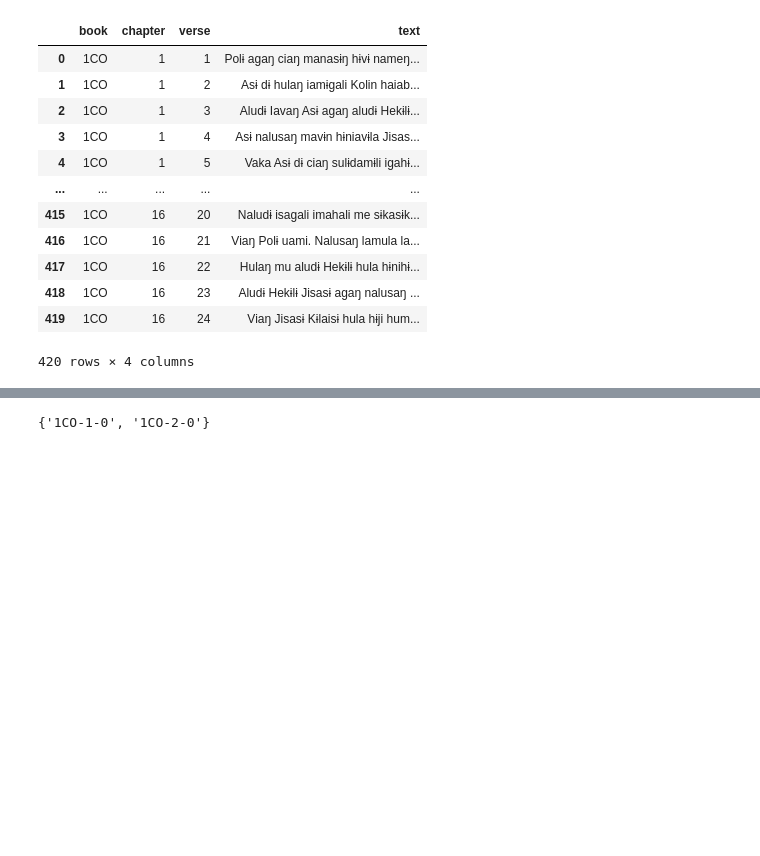
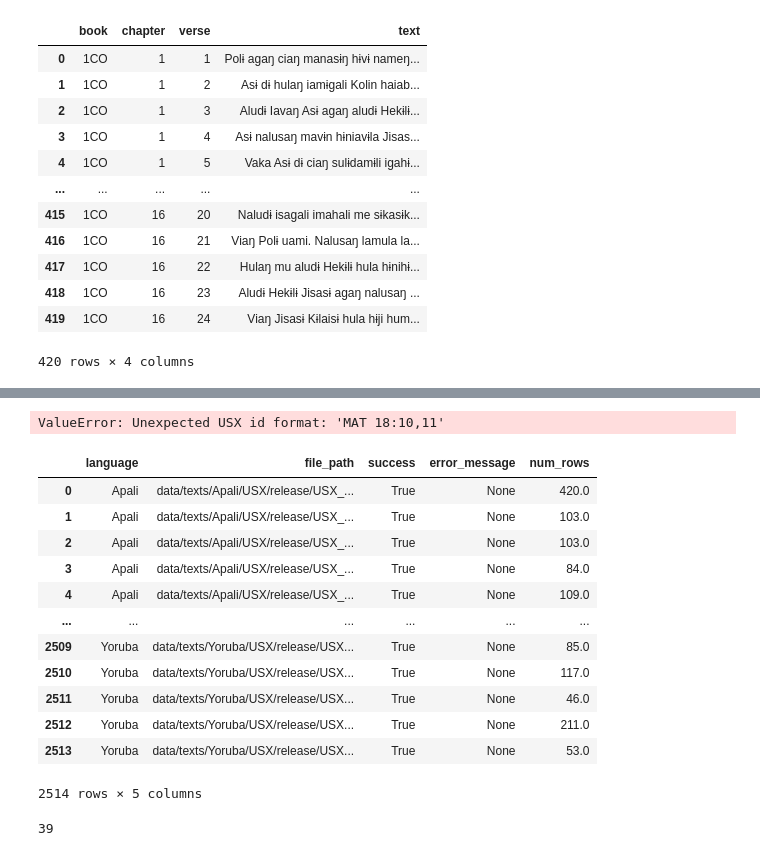
Before and after one commit to davidguzmanr/bible-tts-resources, a Jupyter notebook: dev.ipynb, the cells around one changed output, grey strips where cells are left out. Cells and saved outputs as stored; diff of their text form; code cells hidden in the pictures; blank space fills up the shorter version.

Commit message:
Update usx_parser.py

```diff
--- a/dev.ipynb
+++ b/dev.ipynb
@@ -116,3 +123,80 @@ df_apali
+# %%
+path = "data/texts/Bengali/USX/release/USX_1/MAT.usx"
+
+df_apali = usx_to_dataframe(path, include_headings=True)
+df_apali
+# %% [output]
+ValueError: Unexpected USX id format: 'MAT 18:10,11'
 # %%
+import os
+from pathlib import Path
+import pandas as pd
+from tqdm import tqdm
+from utils.usx_parser import usx_to_dataframe
+
+
+def test_usx_parser_all_files(texts_dir: str = "data/texts") -> pd.DataFrame:
+    """
+    Test usx_to_dataframe on all USX files in the texts directory.
+
+    Args:
+        texts_dir: Path to the texts directory containing language folders.
+
+    Returns:
+        DataFrame with columns: language, file_path, success, error_message, num_rows
+    """
+    texts_path = Path(texts_dir)
+
+    # Find all USX files
+    # Include all USX files under the texts_path (looks for any .usx at any subdirectory depth)
+    usx_files = list(texts_path.glob("**/*.usx"))
+
+    results = []
+    for usx_file in tqdm(usx_files, desc="Testing USX files"):
+        # Extract language from path (first directory under texts_dir)
+        relative_path = usx_file.relative_to(texts_path)
+        language = relative_path.parts[0]
+
+        # Test parsing
+        try:
+            df = usx_to_dataframe(usx_file, include_headings=False)
+            results.append({
+                "language": language,
+                "file_path": str(usx_file),
+                "success": True,
+                "error_message": None,
+                "num_rows": len(df)
+            })
+        except Exception as e:
+            results.append({
+                "language": language,
+                "file_path": str(usx_file),
+                "success": False,
+                "error_message": str(e),
+                "num_rows": None
+            })
+
+    return pd.DataFrame(results)
+
+
+# Run the test
+results_df = test_usx_parser_all_files()
+results_df
 # %% [output]
+|  | language | file_path | success | error_message | num_rows |
+| 0 | Apali | data/texts/Apali/USX/release/USX_... | True | None | 420.0 |
+| 1 | Apali | data/texts/Apali/USX/release/USX_... | True | None | 103.0 |
+| 2 | Apali | data/texts/Apali/USX/release/USX_... | True | None | 103.0 |
+| 3 | Apali | data/texts/Apali/USX/release/USX_... | True | None | 84.0 |
+| 4 | Apali | data/texts/Apali/USX/release/USX_... | True | None | 109.0 |
+| ... | ... | ... | ... | ... | ... |
+| 2509 | Yoruba | data/texts/Yoruba/USX/release/USX... | True | None | 85.0 |
+| 2510 | Yoruba | data/texts/Yoruba/USX/release/USX... | True | None | 117.0 |
+| 2511 | Yoruba | data/texts/Yoruba/USX/release/USX... | True | None | 46.0 |
+| 2512 | Yoruba | data/texts/Yoruba/USX/release/USX... | True | None | 211.0 |
+| 2513 | Yoruba | data/texts/Yoruba/USX/release/USX... | True | None | 53.0 |
-{'1CO-1-0', '1CO-2-0'}
+2514 rows × 5 columns
+# %%
+results_df["language"].nunique()
+# %% [output]
+39
```
Also changed, not shown: parts of 3 cells of this notebook, 1 other file.
